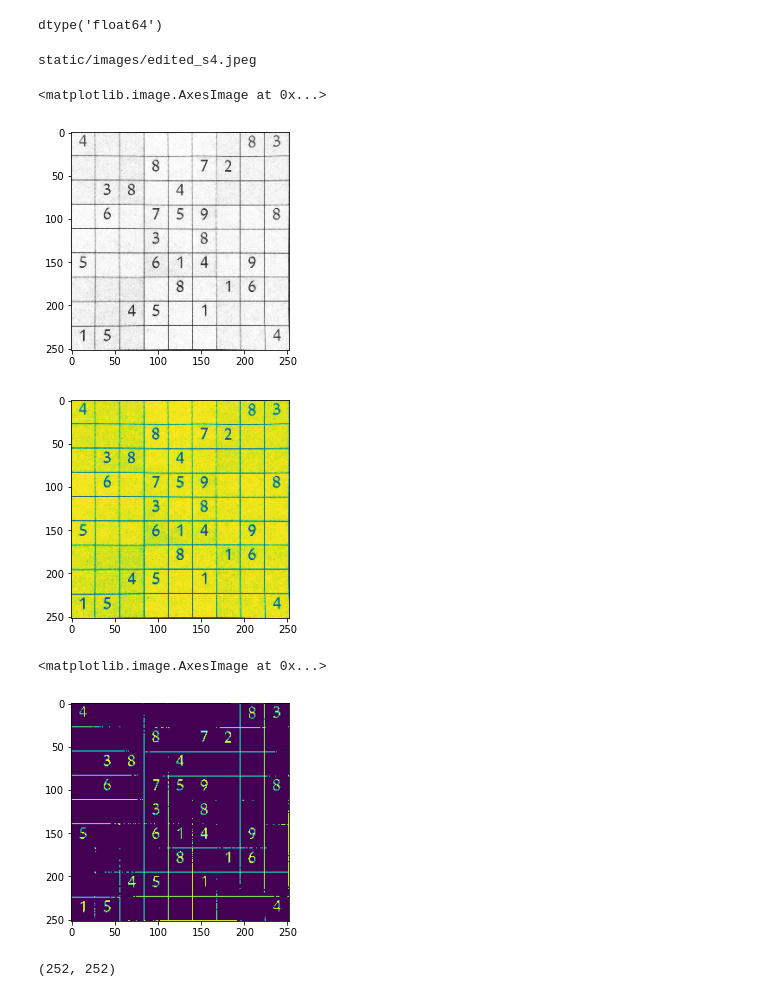
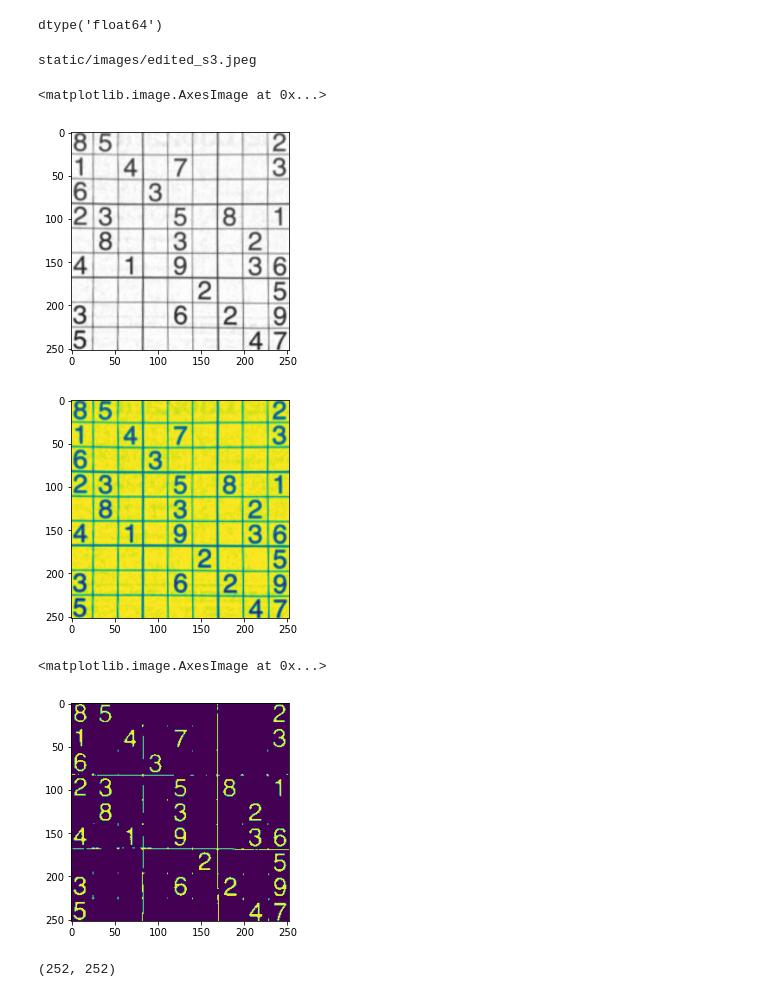
Before and after one commit to kaydee0502/SudokuSazy, a Jupyter notebook: model/sudoku_neat.ipynb, the cells around one changed output. Saved outputs shown, nothing was run; the diff lists cells and outputs as text; code cells hidden in the pictures.

```diff
--- a/model/sudoku_neat.ipynb
+++ b/model/sudoku_neat.ipynb
@@ -12,23 +12,23 @@ dtype('float64')
 # %%
 alnr = ChangePerspective()
 # %%
-sud = alnr.readim("s4.jpeg","s4.jpeg")
+sud = alnr.readim("s3.jpeg","s3.jpeg")
 plt.imshow(sud)
 # %% [output]
-static/images/edited_s4.jpeg
+static/images/edited_s3.jpeg
 <matplotlib.image.AxesImage at 0x...>
-[figure, old version]
+[figure, new version]
 # %%
 sud = cv2.cvtColor(sud,cv2.COLOR_BGR2GRAY)
 plt.imshow(sud)
 (thresh, sud) = cv2.threshold(sud, 127, 255, cv2.THRESH_BINARY_INV)
 # %% [output]
-[figure, old version]
+[figure, new version]
 # %%
 plt.imshow(sud)
 # %% [output]
 <matplotlib.image.AxesImage at 0x...>
-[figure, old version]
+[figure, new version]
 # %%
 print(sud.shape)
 # %% [output]
```
Also changed, not shown: parts of 6 cells of this notebook, 5 other files.
